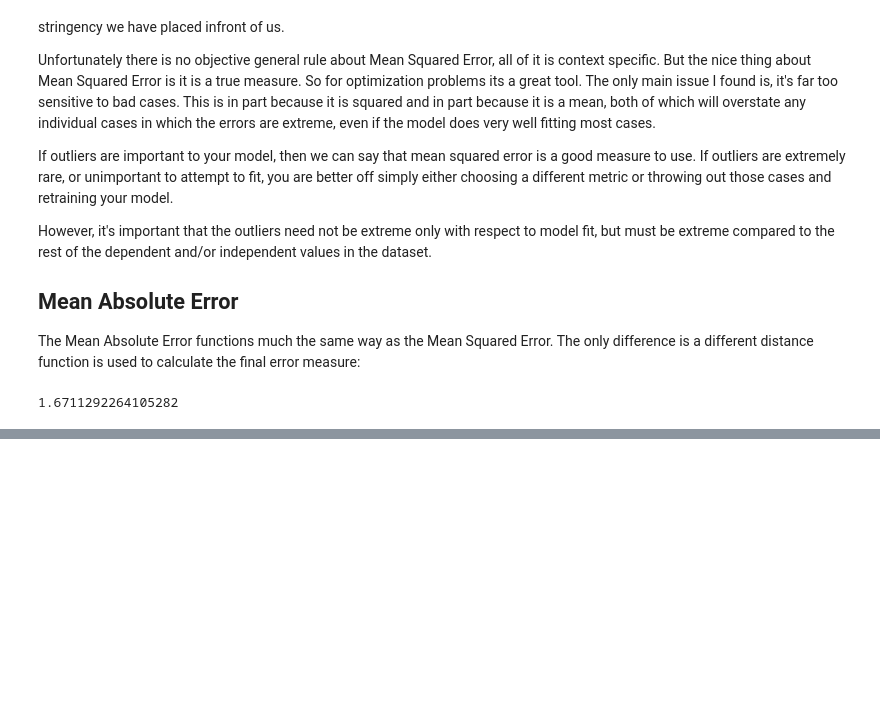
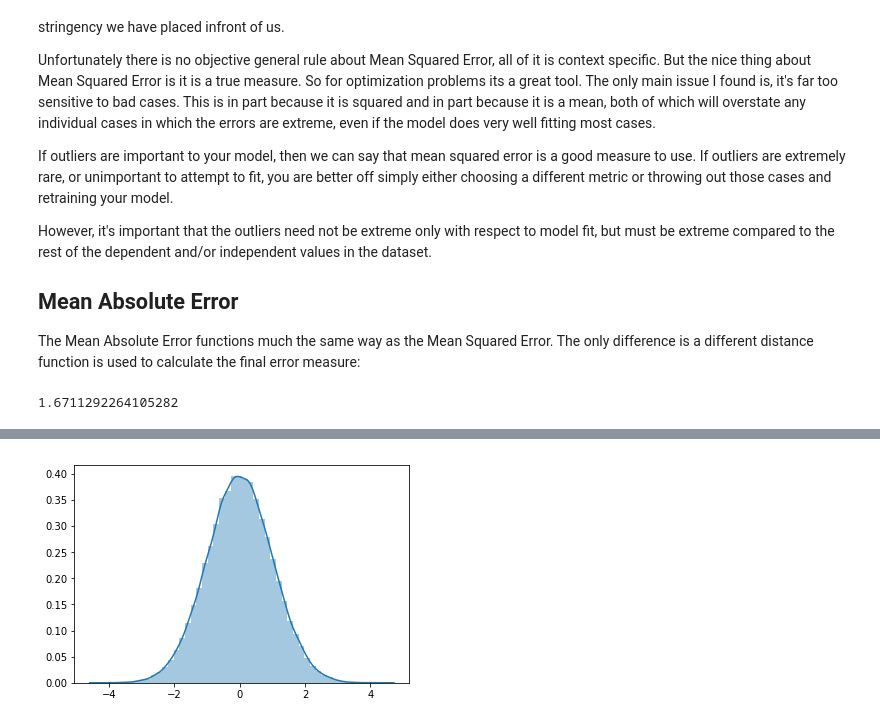
Before and after one commit to EricSchles/second_data_science_meetup_nyc, a Jupyter notebook: regression.ipynb, the cells around one changed output, grey strips where cells are left out. Saved outputs shown, nothing was run; the diff lists cells and outputs as text; code cells hidden in the pictures; blank space fills up the shorter version.

```diff
--- a/regression.ipynb
+++ b/regression.ipynb
@@ -789,0 +1273,10 @@ Note that the Mean Absolute Error is smaller than the Mean Squared Error or even
+# %%
+import matplotlib.pyplot as plt
+%matplotlib inline
+import seaborn as sns
+from scipy import stats
+
+sns.distplot(stats.norm.rvs(0, 1, size=100000))
+plt.show()
+# %% [output]
+[figure, added]
```
Also changed, not shown: parts of 59 cells of this notebook.
